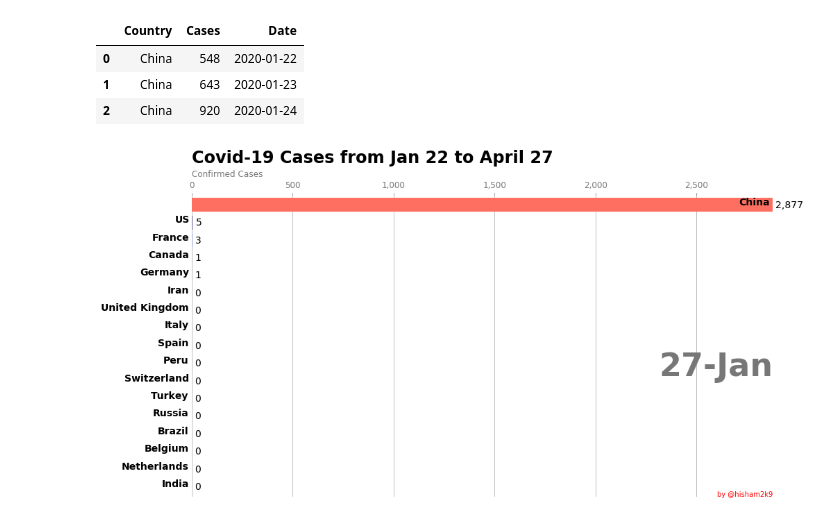
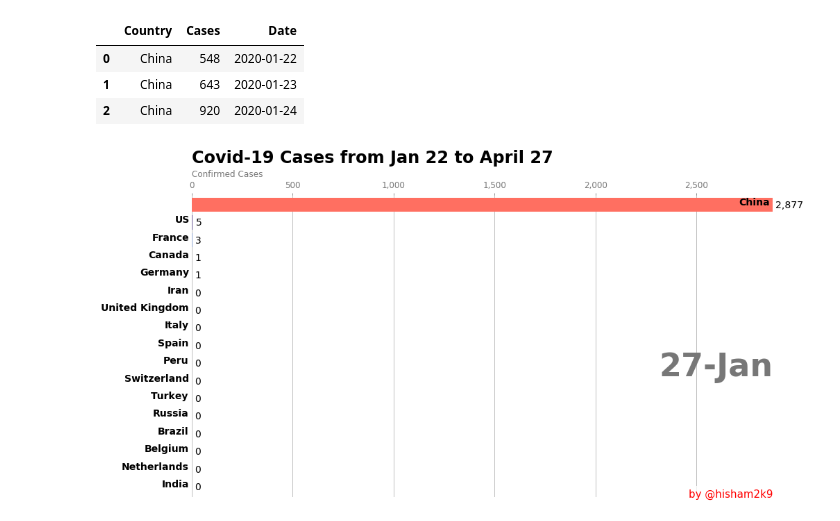
Before and after one commit to hisham2k9/Share_files, a Jupyter notebook: Covid_barCharts.ipynb, the cells around one changed output. Saved outputs shown, nothing was run; the diff lists cells and outputs as text; code cells hidden in the pictures.

```diff
--- a/Covid_barCharts.ipynb
+++ b/Covid_barCharts.ipynb
@@ -152,33 +163,33 @@ colors = dict(zip(
 # %%
 fig, pt = plt.subplots(figsize=(15, 8))
 
 def barchart_race(current_year):
     #print(type(current_year))
     dff = df[df['Date'].eq(current_year)].sort_values(by='Cases', ascending=True).tail(18)
     pt.clear()
     pt.barh(dff['Country'], dff['Cases'], color=[colors[x] for x in dff['Country']])
     dx = dff['Cases'].max() / 200
     for i, (value, name) in enumerate(zip(dff['Cases'], dff['Country'])):
         pt.text(value-dx, i,     name,           size=14, weight=600, ha='right', va='baseline')
         pt.text(value+dx, i,     f'{value:,.0f}',  size=14, ha='left',  va='center')
     pt.text(1, 0.4, current_year.strftime("%d-%b"), transform=pt.transAxes, color='#777777', size=46, ha='right', weight=800)
     pt.text(0, 1.06, 'Confirmed Cases', transform=pt.transAxes, size=12, color='#777777')
     pt.xaxis.set_major_formatter(ticker.StrMethodFormatter('{x:,.0f}'))
     pt.xaxis.set_ticks_position('top')
     pt.tick_params(axis='x', colors='#777777', labelsize=12)
     pt.set_yticks([])
     pt.margins(0, 0.01)
     pt.grid(which='major', axis='x', linestyle='-')
     pt.set_axisbelow(True)
     pt.text(0, 1.15, 'Covid-19 Cases from Jan 22 to April 27',
             transform=pt.transAxes, size=24, weight=600, ha='left', va='top')
-    pt.text(1, 0, 'by @hisham2k9', transform=pt.transAxes, color='red', ha='right',
+    pt.text(1, 0, 'by @hisham2k9', transform=pt.transAxes,size=15, color='red', ha='right',
             bbox=dict(facecolor='white', alpha=0.8, edgecolor='white'))
     plt.box(False)
 
 barchart_race((datetime.date(2020,1,27)))
 # %% [output]
-[figure, old version]
+[figure, new version]
 # %%
 fig, pt = plt.subplots(figsize=(15, 8))
 datelist=[]
```
Also changed, not shown: parts of 2 cells of this notebook.
